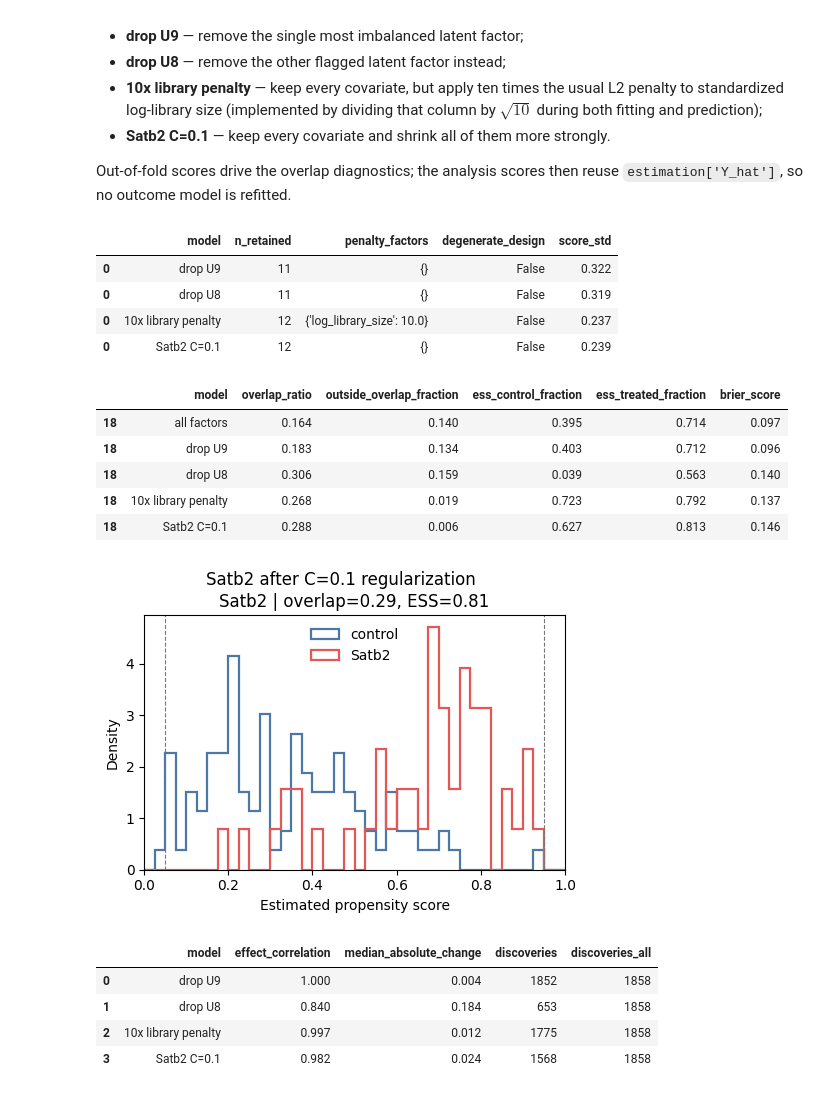
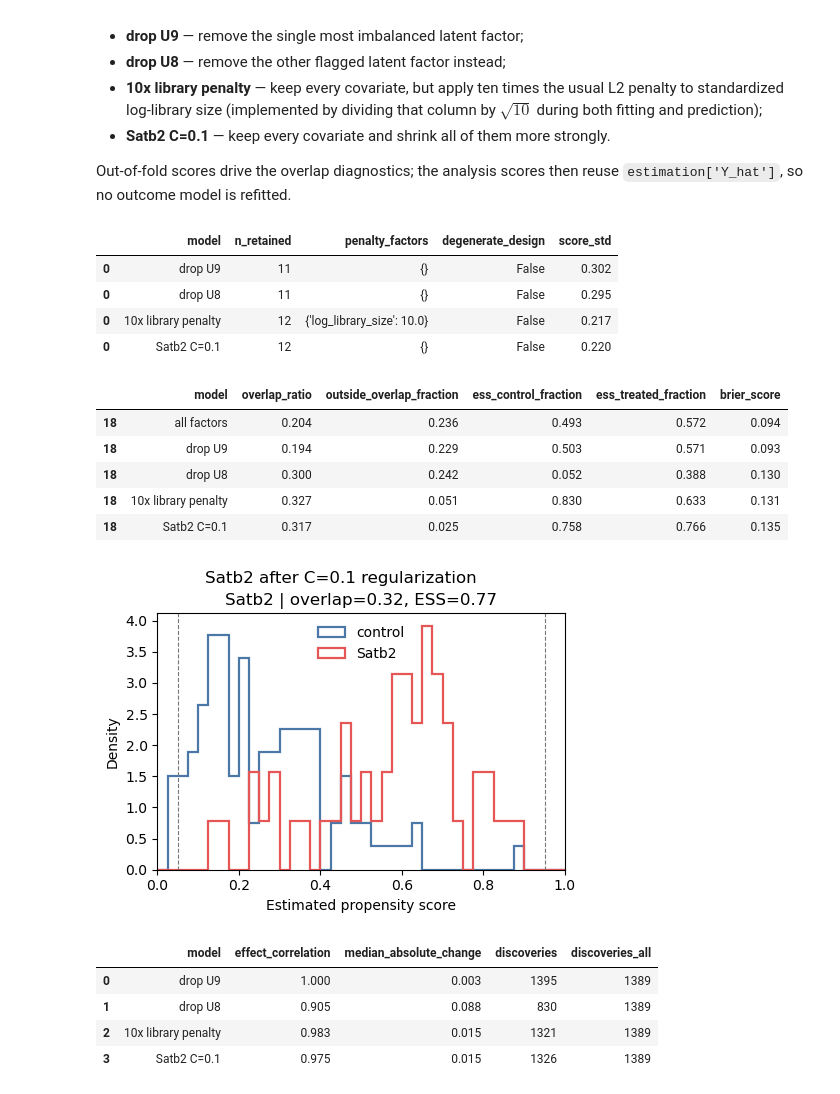
Before and after one commit to JinHongDu-Lab/causarray, a Jupyter notebook: docs/source/tutorial/perturbseq/perturbseq-py.ipynb, the cells around one changed output. Cells and saved outputs as stored; diff of their text form; code cells hidden in the pictures.

```diff
--- a/docs/source/tutorial/perturbseq/perturbseq-py.ipynb
+++ b/docs/source/tutorial/perturbseq/perturbseq-py.ipynb
@@ -150,6 +150,6 @@ Next, we apply causarray to estimate the causal effects of perturbations on gene
 # %%
 offsets = np.log(res_2['kwargs_glm']['size_factor']) # use the precomputed size factors
-df_res, estimation = LFC(Y, np.c_[X, U], A, np.c_[X_A, U], offset=offsets, usevar='pooled', verbose=True)
+df_res, estimation = LFC(Y, np.c_[X, U], A, np.c_[X_A, U], offset=offsets, verbose=True)
 # %% [output]
 'Estimating LFC...'
 {'a': 29, 'd': 11, 'd_A': 12, 'estimands': 'LFC', 'n': 2926, 'p': 3221}
@@ -257,8 +255,6 @@ The balanced weighting makes the two groups comparable for estimation, so these
 # %%
 W_A = np.c_[X_A, U]
-pi_oof = estimate_propensity_scores(
-    A, W_A, K=5, class_weight='balanced', random_state=0,
-)
+pi_oof = estimate_propensity_scores(A, W_A, K=5, random_state=0)
 # clip_bounds=None: these are raw out-of-fold scores, nothing has been clipped yet.
 ps_summary = summarize_propensity_scores(A, pi_oof, clip_bounds=None)
 display(
@@ -398,7 +390,7 @@ satb2_variants = {
 def refit_satb2(pi_hat, K, **kwargs):
     return refit_propensity_scores(
         A, W_A, pi_hat=pi_hat, covariate_names=propensity_names, K=K,
-        class_weight='balanced', random_state=0, **kwargs,
+        random_state=0, **kwargs,
     )
 
 
@@ -429,49 +421,49 @@ fig.suptitle('Satb2 after C=0.1 regularization', y=1.02)
 plt.show()
 
 # Analysis scores reuse the cached outcome model, so no outcome model is refitted.
 satb2_effects = (
     df_res.query("trt == 'Satb2'")[['gene_names', 'tau', 'padj']]
     .rename(columns={'tau': 'tau_all', 'padj': 'padj_all'})
 )
 comparison = []
 for name, options in satb2_variants.items():
     pi_analysis, _ = refit_satb2(estimation['pi_hat_raw'], 1, **options)
     df_alt, _ = LFC(
-        Y, np.c_[X, U], A, W_A, offset=offsets, usevar='pooled',
+        Y, np.c_[X, U], A, W_A, offset=offsets,
         Y_hat=estimation['Y_hat'], pi_hat=pi_analysis,
     )
     merged = satb2_effects.merge(
         df_alt.query("trt == 'Satb2'")[['gene_names', 'tau', 'padj']], on='gene_names',
     )
     comparison.append({
         'model': name,
         'effect_correlation': merged[['tau_all', 'tau']].corr().iloc[0, 1],
         'median_absolute_change': (merged['tau_all'] - merged['tau']).abs().median(),
         'discoveries': int((merged['padj'] < 0.1).sum()),
     })
 display(
     pd.DataFrame(comparison)
     .assign(discoveries_all=int((satb2_effects['padj_all'] < 0.1).sum()))
     .round(3)
 )
 # %% [output]
 |  | model | n_retained | penalty_factors | degenerate_design | score_std |
-| 0 | drop U9 | 11 | {} | False | 0.322 |
-| 0 | drop U8 | 11 | {} | False | 0.319 |
-| 0 | 10x library penalty | 12 | {'log_library_size': 10.0} | False | 0.237 |
-| 0 | Satb2 C=0.1 | 12 | {} | False | 0.239 |
+| 0 | drop U9 | 11 | {} | False | 0.302 |
+| 0 | drop U8 | 11 | {} | False | 0.295 |
+| 0 | 10x library penalty | 12 | {'log_library_size': 10.0} | False | 0.217 |
+| 0 | Satb2 C=0.1 | 12 | {} | False | 0.220 |
 |  | model | overlap_ratio | outside_overlap_fraction | ess_control_fraction | ess_treated_fraction | brier_score |
-| 18 | all factors | 0.164 | 0.140 | 0.395 | 0.714 | 0.097 |
-| 18 | drop U9 | 0.183 | 0.134 | 0.403 | 0.712 | 0.096 |
-| 18 | drop U8 | 0.306 | 0.159 | 0.039 | 0.563 | 0.140 |
-| 18 | 10x library penalty | 0.268 | 0.019 | 0.723 | 0.792 | 0.137 |
-| 18 | Satb2 C=0.1 | 0.288 | 0.006 | 0.627 | 0.813 | 0.146 |
+| 18 | all factors | 0.204 | 0.236 | 0.493 | 0.572 | 0.094 |
+| 18 | drop U9 | 0.194 | 0.229 | 0.503 | 0.571 | 0.093 |
+| 18 | drop U8 | 0.300 | 0.242 | 0.052 | 0.388 | 0.130 |
+| 18 | 10x library penalty | 0.327 | 0.051 | 0.830 | 0.633 | 0.131 |
+| 18 | Satb2 C=0.1 | 0.317 | 0.025 | 0.758 | 0.766 | 0.135 |
-[figure, old version]
+[figure, new version]
 |  | model | effect_correlation | median_absolute_change | discoveries | discoveries_all |
-| 0 | drop U9 | 1.000 | 0.004 | 1852 | 1858 |
-| 1 | drop U8 | 0.840 | 0.184 | 653 | 1858 |
-| 2 | 10x library penalty | 0.997 | 0.012 | 1775 | 1858 |
-| 3 | Satb2 C=0.1 | 0.982 | 0.024 | 1568 | 1858 |
+| 0 | drop U9 | 1.000 | 0.003 | 1395 | 1389 |
+| 1 | drop U8 | 0.905 | 0.088 | 830 | 1389 |
+| 2 | 10x library penalty | 0.983 | 0.015 | 1321 | 1389 |
+| 3 | Satb2 C=0.1 | 0.975 | 0.015 | 1326 | 1389 |
 # %% [markdown]
 **What the four variants show.** Which factor you drop matters, and neither single drop is the answer.
 
```
Also changed, not shown: parts of 11 cells of this notebook, 25 other files.
